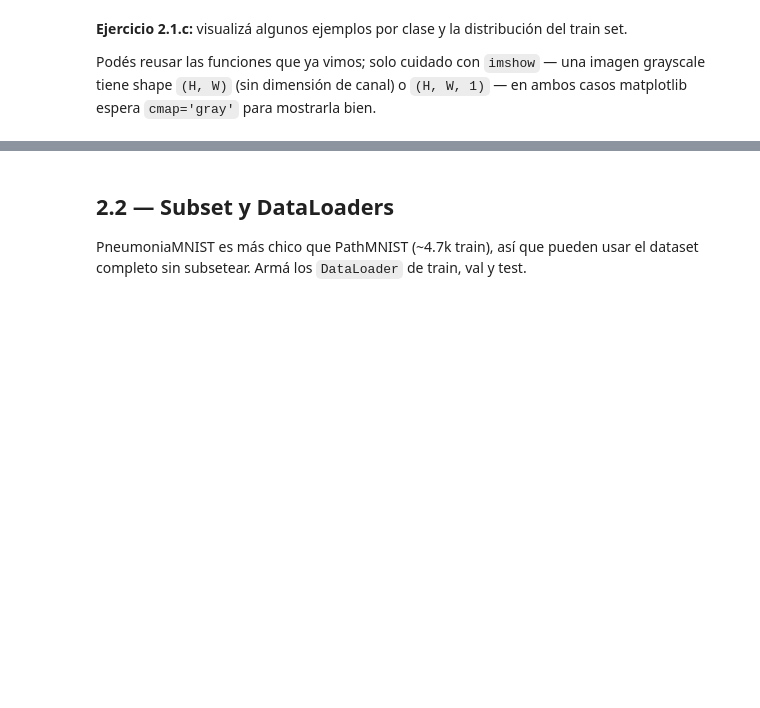
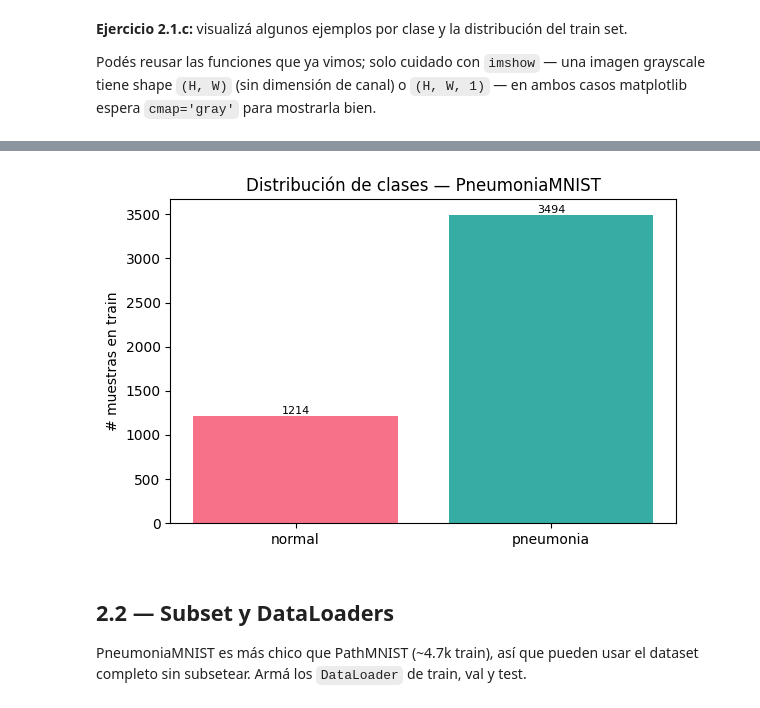
Before and after one commit to MelodyPaz/Melody-Paz-ia-biomed, a Jupyter notebook: Copia_de_medmnist_clasificacion_alumnos.ipynb, the cells around one changed output, grey strips where cells are left out. Cells and saved outputs as stored; diff of their text form; code cells hidden in the pictures; blank space fills up the shorter version.

```diff
--- a/Copia_de_medmnist_clasificacion_alumnos.ipynb
+++ b/Copia_de_medmnist_clasificacion_alumnos.ipynb
@@ -733,21 +888,23 @@ raise NotImplementedError('Completá la exploración del INFO de PneumoniaMNIST'
 # %%
 # TODO: construí el transform para grayscale (1 canal)
 # Pista: T.Normalize([0.5], [0.5]) para 1 canal
-transform_p = None  # <-- reemplazá por el transform correcto
+transform_p =T.Compose([
+    T.ToTensor(),
+    T.Normalize([0.5], [0.5])
+])
+ # <-- reemplazá por el transform correcto
 
 # TODO: instanciar la clase del dataset usando getattr(medmnist, info_p['python_class'])
-DataClass_p = None
+DataClass_p = getattr(medmnist, info_p['python_class'])
 
 # TODO: crear train_ds_p, val_ds_p, test_ds_p (split='train'/'val'/'test')
-train_ds_p = None
-val_ds_p   = None
-test_ds_p  = None
+train_ds_p = DataClass_p(split='train', transform=transform_p, download=True, size=28)
+val_ds_p = DataClass_p(split='val',   transform=transform_p, download=True, size=28)
+test_ds_p = DataClass_p(split='test',  transform=transform_p, download=True, size=28)
 
 # Una vez completado, estas líneas deberían funcionar:
-# n_classes_p = len(info_p['label'])
-# class_names_p = [info_p['label'][str(i)] for i in range(n_classes_p)]
-# img, label = train_ds_p[0]
-# print(f'Shape: {tuple(img.shape)}  ->  ¿qué cambió vs PathMNIST?')
-# print(f'Train: {len(train_ds_p)} | Val: {len(val_ds_p)} | Test: {len(test_ds_p)}')
-
-raise NotImplementedError('Completá la carga del dataset')
+n_classes_p = len(info_p['label'])
+class_names_p = [info_p['label'][str(i)] for i in range(n_classes_p)]
+img, label = train_ds_p[0]
+print(f'Shape: {tuple(img.shape)}  ->  ¿qué cambió vs PathMNIST?')
+print(f'Train: {len(train_ds_p)} | Val: {len(val_ds_p)} | Test: {len(test_ds_p)}')
@@ -769,3 +958,24 @@ raise NotImplementedError('Completá la distribución de clases')
+# %%
+# TODO: graficá la distribución de clases en train
+# ¿Están balanceadas? Eso va a ser relevante cuando interpreten la matriz de confusión.
+
+train_labels = np.asarray(train_ds_p.labels).flatten()
+
+counts = np.bincount(train_labels, minlength=n_classes_p)
+
+plt.figure(figsize=(6,4))
+bars = plt.bar(range(n_classes_p),counts, color=sns.color_palette('husl', n_classes_p))
+plt.xticks(range(n_classes_p),class_names_p)
+plt.ylabel("# muestras en train")
+plt.title("Distribución de clases — PneumoniaMNIST")
+
+for bar, c in zip(bars, counts):
+    plt.text(bar.get_x() + bar.get_width()/2, bar.get_height(),str(c),
+        ha='center', va='bottom', fontsize=8 )
+plt.tight_layout()
+plt.show()
+# %% [output]
+[figure, added]
 # %% [markdown]
 ## 2.2 — Subset y DataLoaders
 
```
Also changed, not shown: parts of 47 cells of this notebook.
